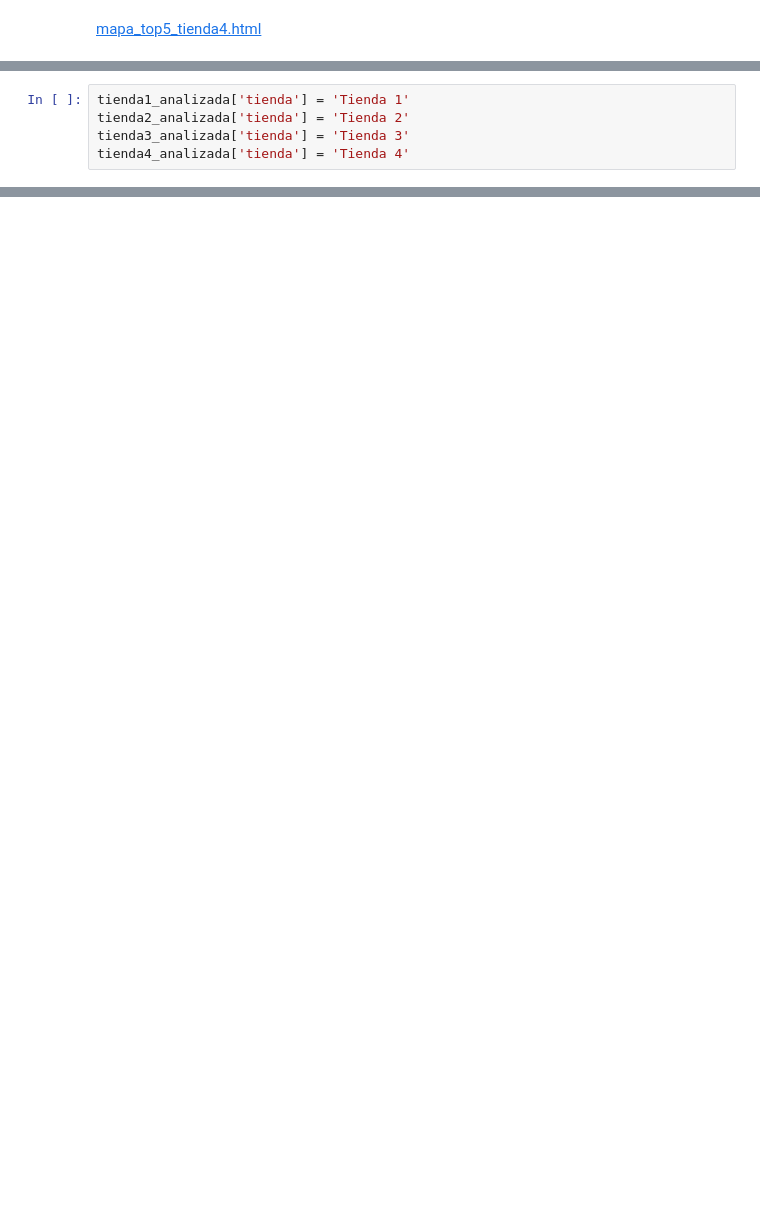
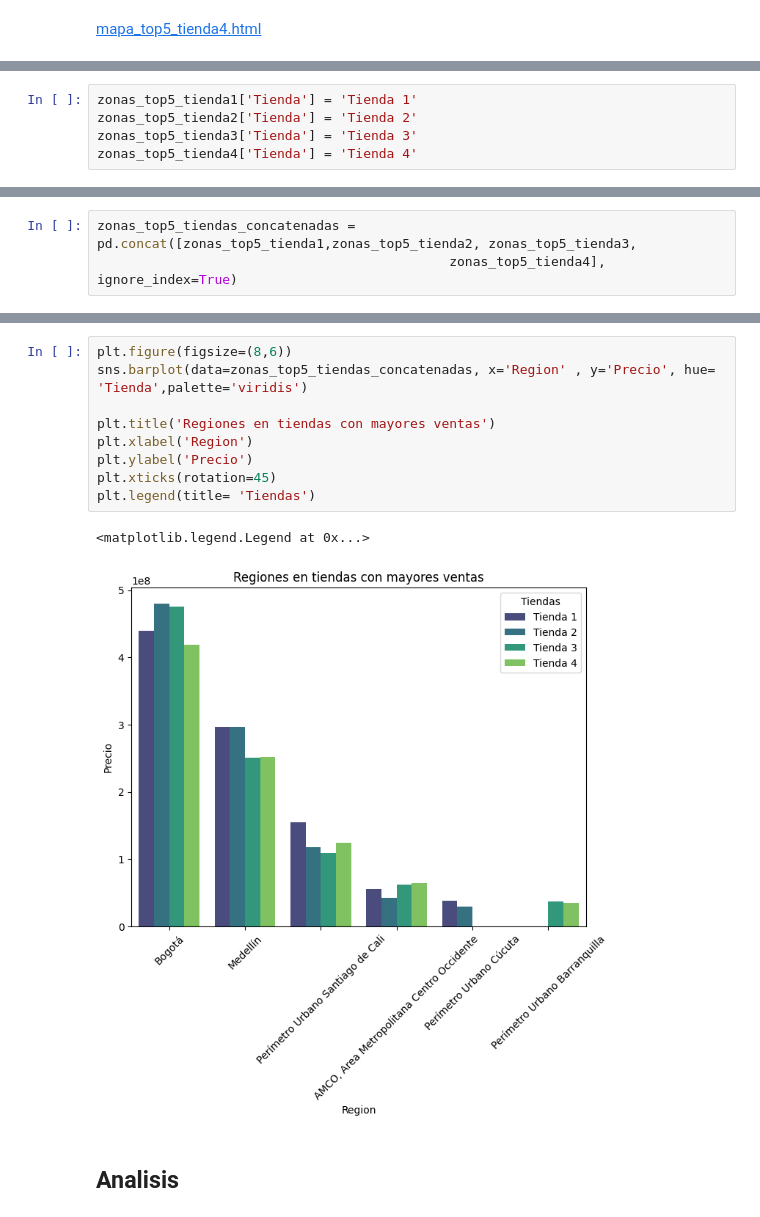
Before and after one commit to yaramirezte/Python-para-Data-Science-Challenge-AluraStore, a Jupyter notebook: AluraStoreLatam.ipynb, the cells around one changed output, grey strips where cells are left out. Drawn from its saved outputs; the diff is of its cells as text; blank space fills up the shorter version.

```diff
--- a/AluraStoreLatam.ipynb
+++ b/AluraStoreLatam.ipynb
@@ -909,5 +819,5 @@ zonas_top5_tienda4
 # %%
-tienda1_analizada['tienda'] = 'Tienda 1'
-tienda2_analizada['tienda'] = 'Tienda 2'
-tienda3_analizada['tienda'] = 'Tienda 3'
-tienda4_analizada['tienda'] = 'Tienda 4'
+zonas_top5_tienda1['Tienda'] = 'Tienda 1'
+zonas_top5_tienda2['Tienda'] = 'Tienda 2'
+zonas_top5_tienda3['Tienda'] = 'Tienda 3'
+zonas_top5_tienda4['Tienda'] = 'Tienda 4'
@@ -925,0 +824,3 @@ plt.show()
+# %%
+zonas_top5_tiendas_concatenadas = pd.concat([zonas_top5_tienda1,zonas_top5_tienda2, zonas_top5_tienda3,
+                                             zonas_top5_tienda4], ignore_index=True)
@@ -925,0 +872,14 @@ plt.show()
+# %%
+plt.figure(figsize=(8,6))
+sns.barplot(data=zonas_top5_tiendas_concatenadas, x='Region' , y='Precio', hue= 'Tienda',palette='viridis')
+
+plt.title('Regiones en tiendas con mayores ventas')
+plt.xlabel('Region')
+plt.ylabel('Precio')
+plt.xticks(rotation=45)
+plt.legend(title= 'Tiendas')
+# %% [output]
+<matplotlib.legend.Legend at 0x...>
+[figure, added]
+# %% [markdown]
+## Analisis
```
Also changed, not shown: parts of 61 cells of this notebook.
